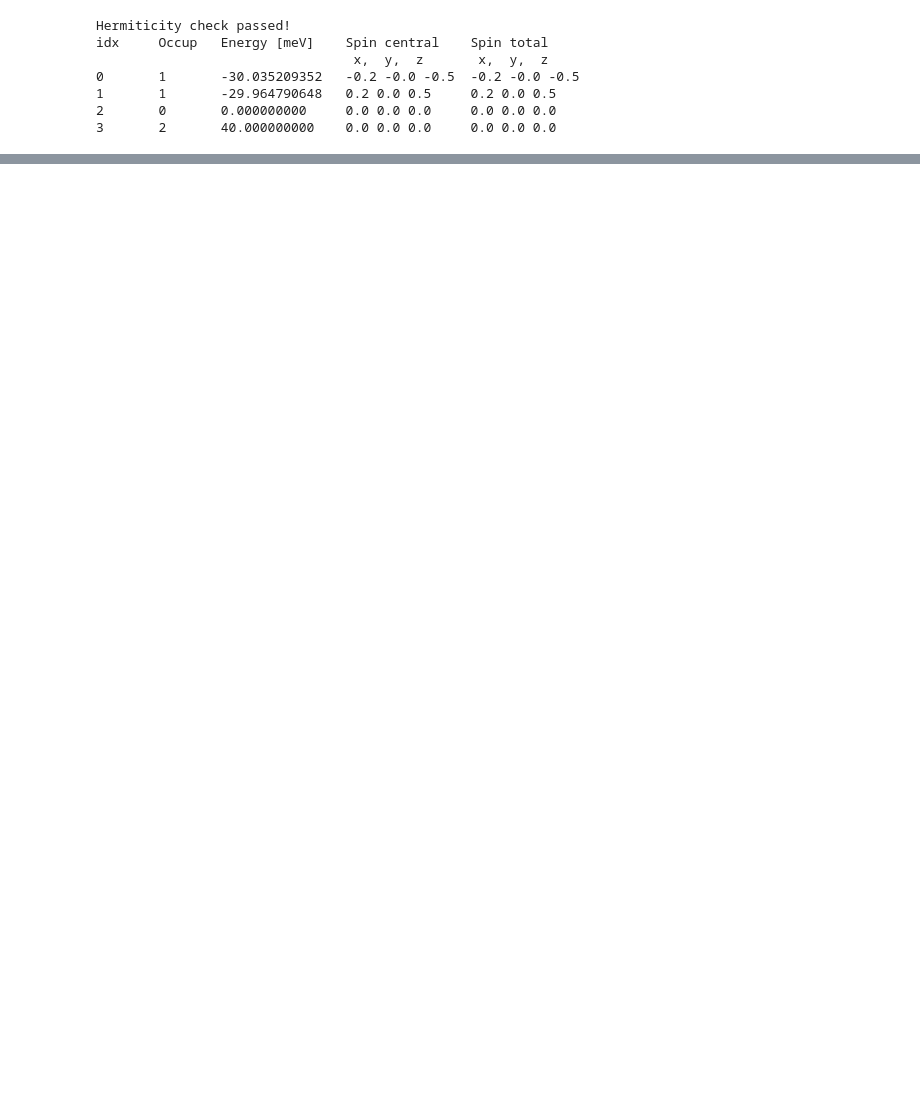
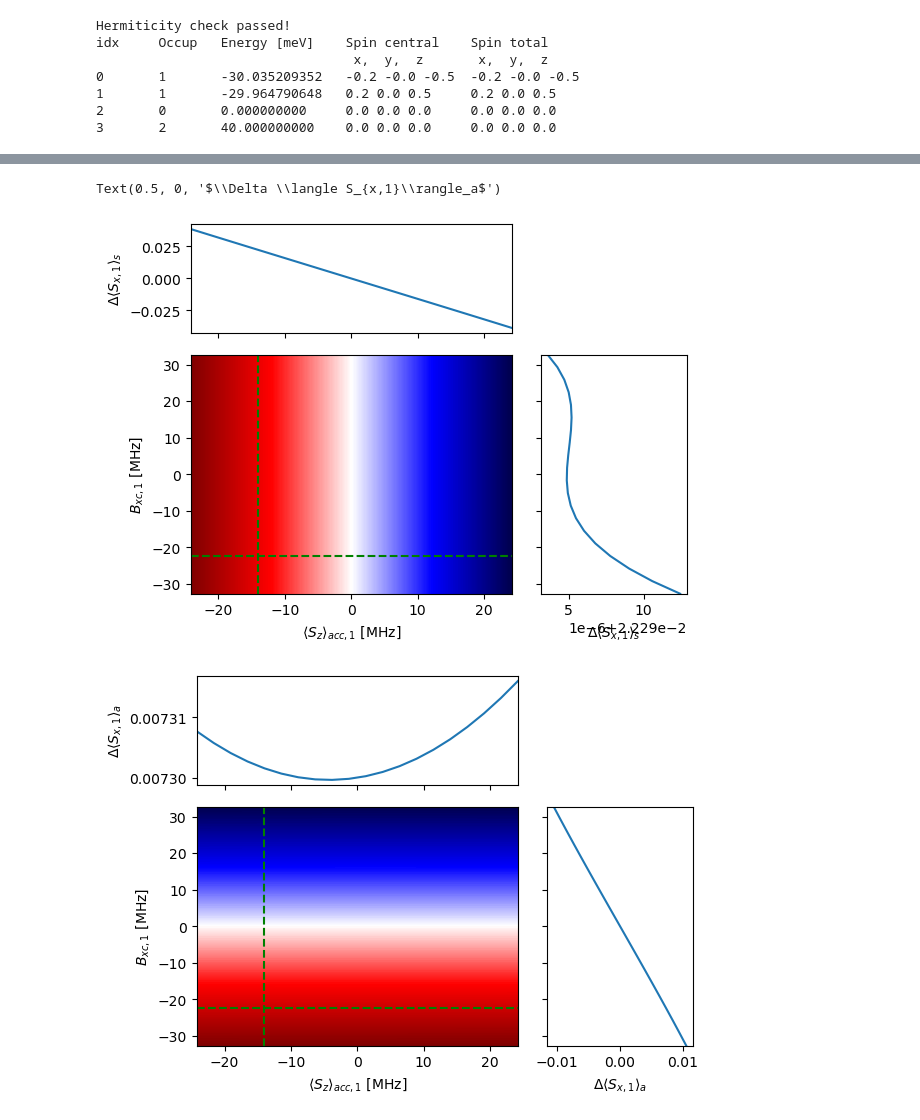
Before and after one commit to matysek00/PyESRSTM, a Jupyter notebook: handcrafter_rates.ipynb, the cells around one changed output, grey strips where cells are left out. Cells and saved outputs as stored; diff of their text form; code cells hidden in the pictures; blank space fills up the shorter version.

```diff
--- a/handcrafter_rates.ipynb
+++ b/handcrafter_rates.ipynb
@@ -25,0 +225,12 @@ Left = Electrode(-25, 0, 0.5, 1.25e-3, 1e-1, 4.5, Nint=1e4, Cutoff=1000)
+# %%
+fig, ax0, ax1, ax2 = plot_cm(Sz1.flatten()*units.Hartree/units.GHz*1000, B1.flatten()*units.Hartree/units.GHz*1000, popt_S_all[:,:,0,2,2].flatten(), 15, 70)
+ax1.set_ylabel(r'$\Delta \langle S_{x,1}\rangle_s$')
+ax2.set_xlabel(r'$\Delta \langle S_{x,1}\rangle_s$')
+
+fig, ax0, ax1, ax2 =  plot_cm(Sz1.flatten()*units.Hartree/units.GHz*1000, B1.flatten()*units.Hartree/units.GHz*1000, popt_S_all[:,:,0,2,3].flatten(), 15, 70)
+ax1.set_ylabel(r'$\Delta \langle S_{x,1}\rangle_a$')
+ax2.set_xlabel(r'$\Delta \langle S_{x,1}\rangle_a$')
+# %% [output]
+Text(0.5, 0, '$\\Delta \\langle S_{x,1}\\rangle_a$')
+[figure, added]
+[figure, added]
```
Also changed, not shown: parts of 13 cells of this notebook, 1 other file.
